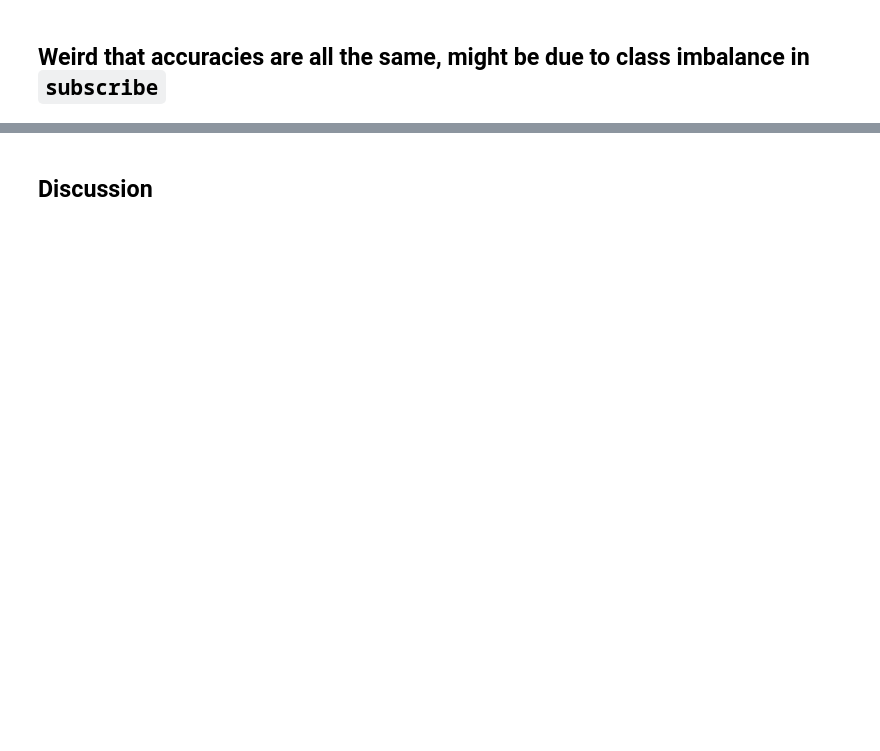
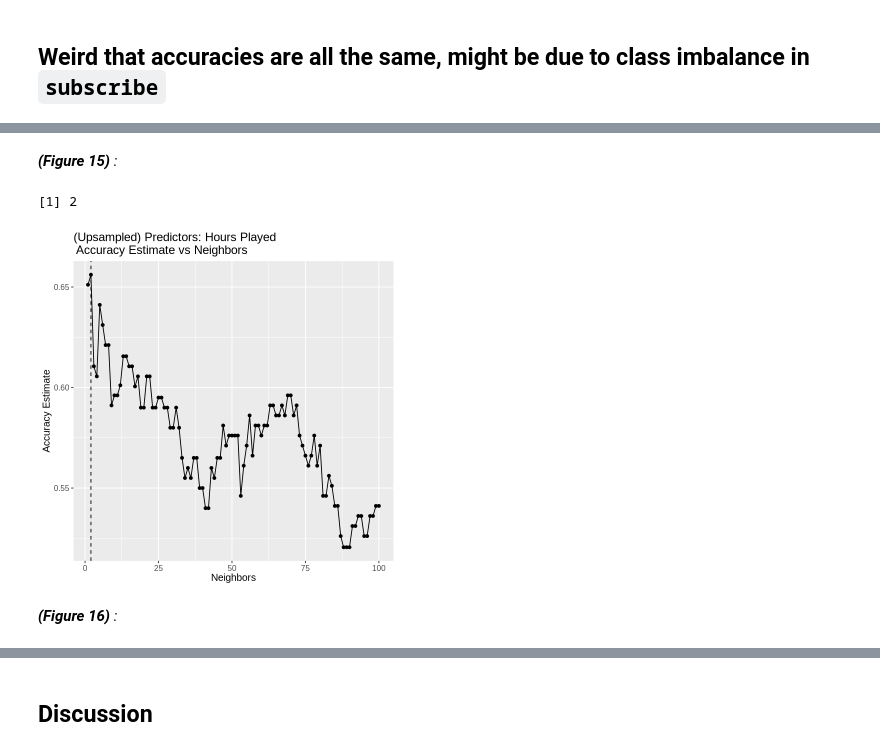
Before and after one commit to ckwok07/DSCI-100-Project-Final-Report, a Jupyter notebook: Project_Final_Report.ipynb, the cells around one changed output, grey strips where cells are left out. Cells and saved outputs as stored; diff of their text form; code cells hidden in the pictures; blank space fills up the shorter version.

```diff
--- a/Project_Final_Report.ipynb
+++ b/Project_Final_Report.ipynb
@@ -553,0 +685,43 @@ upsampled_best_k_age
+# %% [markdown]
+_**(Figure 15)** :_
+# %%
+set.seed(1234) # Seed for possible recreation
+
+# Recipe using played_hours to predict subscription using the upsampled training data + scaling predictors
+upsampled_players_played_hours_recipe <- recipe(subscribe ~ played_hours, data = upsampled_players_training) |>
+    step_scale(all_predictors()) |>
+    step_center(all_predictors())
+
+# Results of the cross valudation.
+upsampled_knn_played_hours_results <- workflow() |>
+    add_recipe(upsampled_players_played_hours_recipe) |>
+    add_model(knn_spec) |>
+    tune_grid(resamples = upsampled_players_vfold, grid = k_vals) |>
+    collect_metrics()
+# %%
+set.seed(1234) # Seed for possible recreation
+
+# Filtering metrics for just accuracy
+upsampled_played_hours_accuracies <- upsampled_knn_played_hours_results |>
+    filter(.metric == "accuracy")
+
+# Pulling the most accurate k-value
+upsampled_best_k_played_hours <- upsampled_played_hours_accuracies |>
+    arrange(desc(mean)) |>
+    head(1) |>
+    pull(neighbors)
+upsampled_best_k_played_hours
+
+# Accuracy Estimate vs Neighbors visualization
+upsampled_accuracy_vs_k_played_hours <- ggplot(upsampled_played_hours_accuracies, aes(x = neighbors, y = mean)) +
+  geom_point() +
+  geom_line() +
+  geom_vline(xintercept = upsampled_best_k_played_hours, linetype = "dashed") +
+  labs(title = "(Upsampled) Predictors: Hours Played \n Accuracy Estimate vs Neighbors", x = "Neighbors", y = "Accuracy Estimate") +
+  theme(text = element_text(size = 12))
+upsampled_accuracy_vs_k_played_hours
+# %% [output]
+[1] 2
+[figure, added]
+# %% [markdown]
+_**(Figure 16)** :_
```
Also changed, not shown: parts of 47 cells of this notebook.
